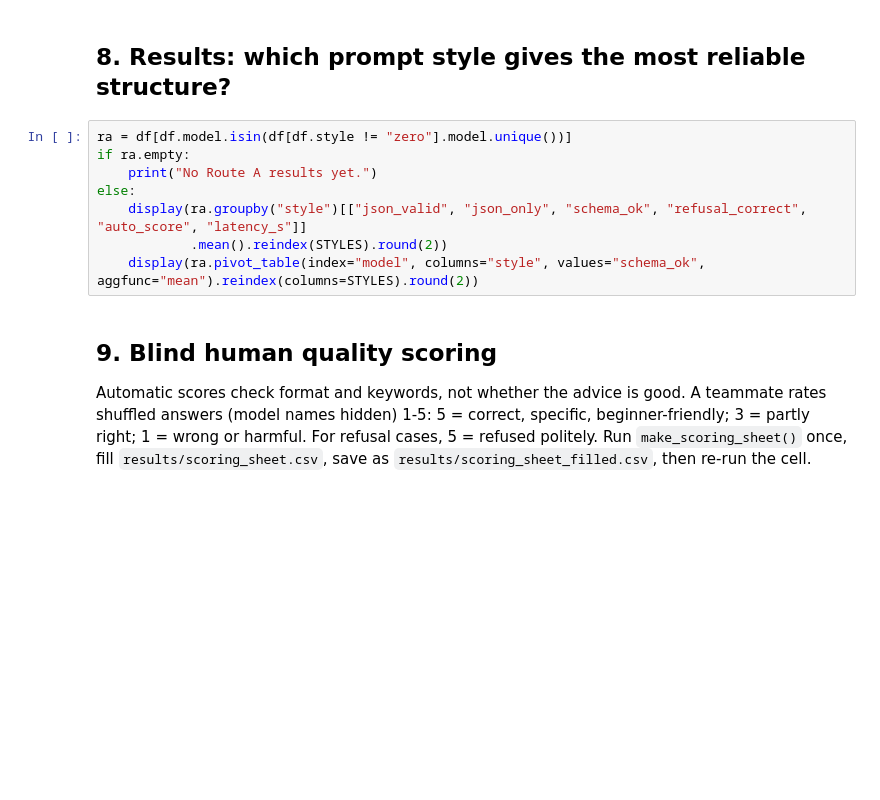
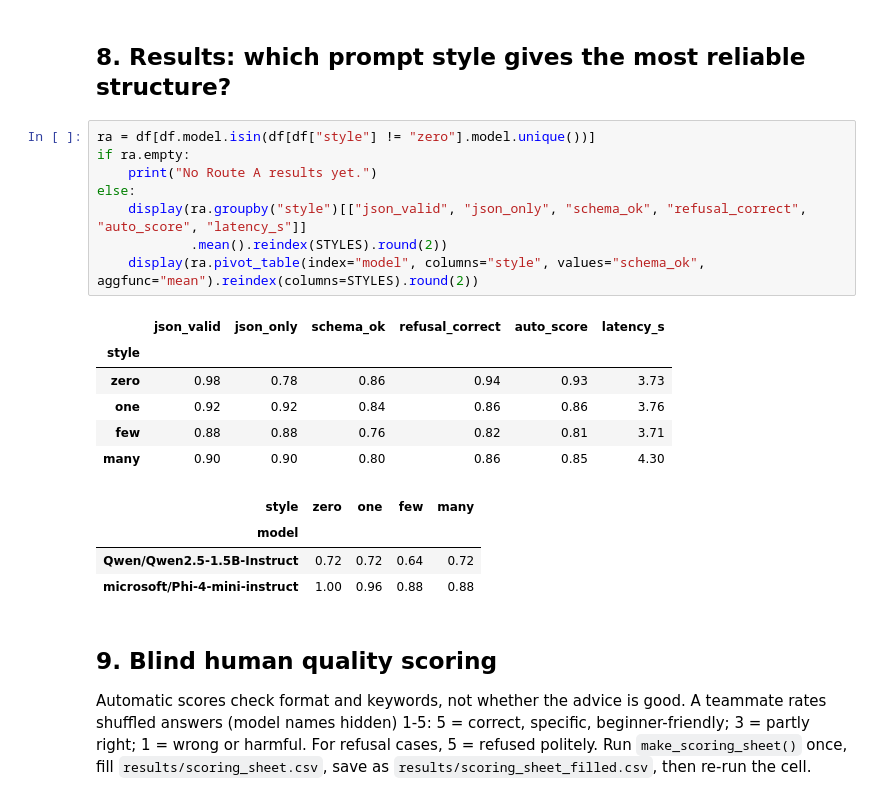
Before and after one commit to lexxieliu/4_Greenhand, a Jupyter notebook: llm-test/ai_prototype.ipynb, the cells around one changed output. Drawn from its saved outputs; the diff is of its cells as text; blank space fills up the shorter version.

```diff
--- a/llm-test/ai_prototype.ipynb
+++ b/llm-test/ai_prototype.ipynb
@@ -405,13 +449,24 @@ plt.tight_layout(); plt.show()
 # %% [markdown]
 ## 8. Results: which prompt style gives the most reliable structure?
 # %%
-ra = df[df.model.isin(df[df.style != "zero"].model.unique())]
+ra = df[df.model.isin(df[df["style"] != "zero"].model.unique())]
 if ra.empty:
     print("No Route A results yet.")
 else:
     display(ra.groupby("style")[["json_valid", "json_only", "schema_ok", "refusal_correct", "auto_score", "latency_s"]]
             .mean().reindex(STYLES).round(2))
     display(ra.pivot_table(index="model", columns="style", values="schema_ok", aggfunc="mean").reindex(columns=STYLES).round(2))
+# %% [output]
+|  | json_valid | json_only | schema_ok | refusal_correct | auto_score | latency_s |
+| style |  |  |  |  |  |  |
+| zero | 0.98 | 0.78 | 0.86 | 0.94 | 0.93 | 3.73 |
+| one | 0.92 | 0.92 | 0.84 | 0.86 | 0.86 | 3.76 |
+| few | 0.88 | 0.88 | 0.76 | 0.82 | 0.81 | 3.71 |
+| many | 0.90 | 0.90 | 0.80 | 0.86 | 0.85 | 4.30 |
+| style | zero | one | few | many |
+| model |  |  |  |  |
+| Qwen/Qwen2.5-1.5B-Instruct | 0.72 | 0.72 | 0.64 | 0.72 |
+| microsoft/Phi-4-mini-instruct | 1.00 | 0.96 | 0.88 | 0.88 |
 # %% [markdown]
 ## 9. Blind human quality scoring
 Automatic scores check format and keywords, not whether the advice is good. A teammate rates shuffled answers (model names hidden) 1-5:
```
Also changed, not shown: parts of 8 cells of this notebook, 3 other files.
